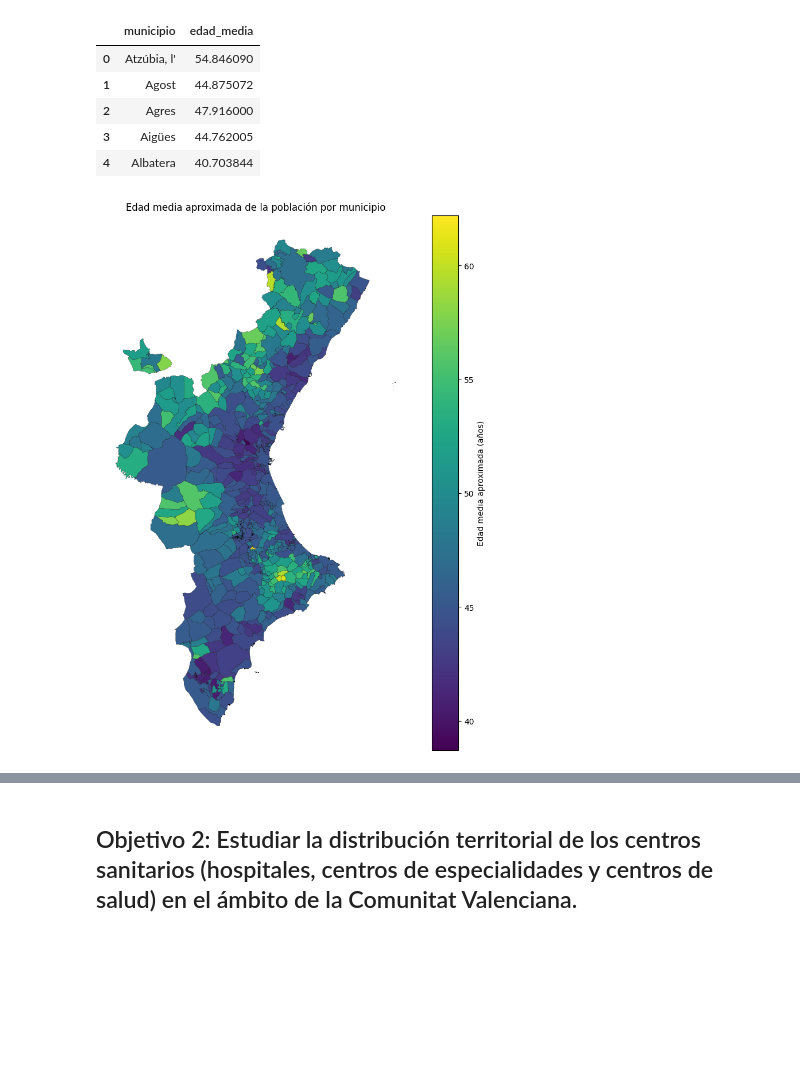
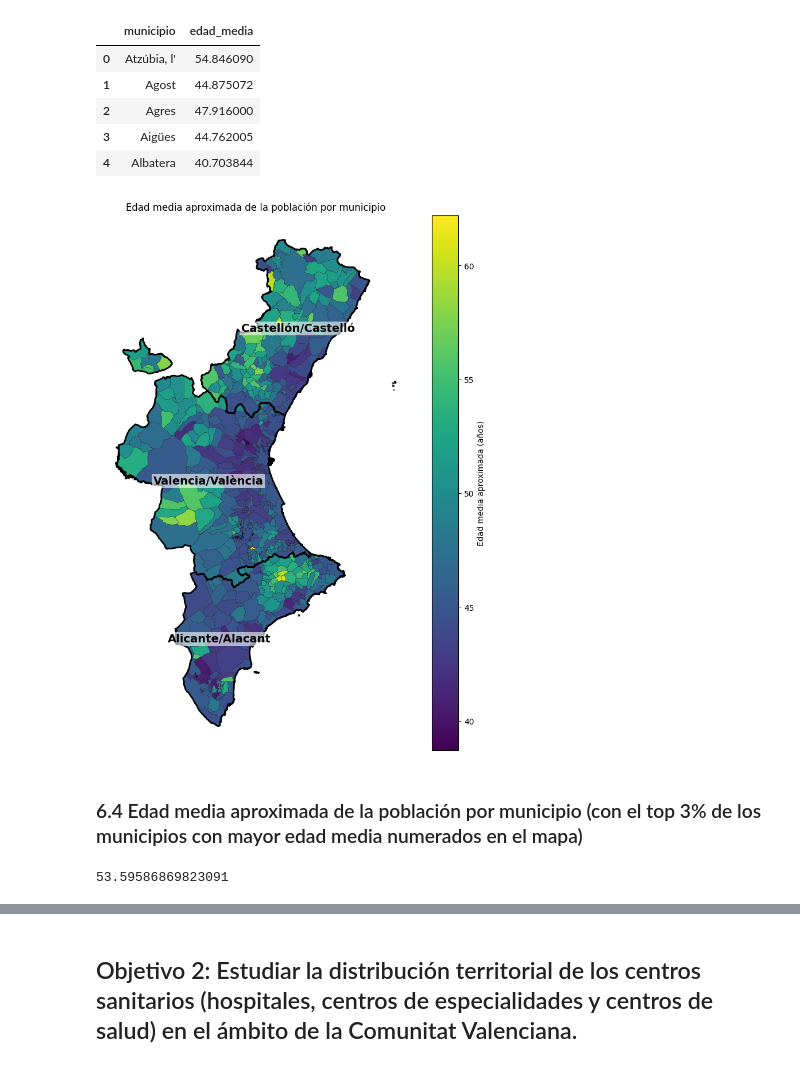
Before and after one commit to nt33/PRVD-Proyecto_Salud, a Jupyter notebook: 03-analisis/analisis_descriptivo.ipynb, the cells around one changed output, grey strips where cells are left out. Drawn from its saved outputs; the diff is of its cells as text; code cells hidden in the pictures; blank space fills up the shorter version.

Commit message:
Parte visualizaciones acabada

```diff
--- a/03-analisis/analisis_descriptivo.ipynb
+++ b/03-analisis/analisis_descriptivo.ipynb
@@ -148,6 +156,24 @@ gdf.plot(
     }
 )
 
+gdf_prov.boundary.plot(
+    ax=ax,
+    color="black",
+    linewidth=2
+)
+
+for idx, row in gdf_prov.iterrows():
+    x = row["label_point"].x
+    y = row["label_point"].y
+    ax.text(
+        x, y, idx,
+        ha="center", va="center",
+        fontsize=14,
+        fontweight="bold",
+        color="black",
+        bbox=dict(facecolor="white", alpha=0.6, edgecolor="none", pad=2)
+    )
+
 ax.set_aspect("equal")
 ax.set_title("Densidad de población senior (+65) por municipio (escala logarítmica)")
 ax.set_axis_off()
@@ -205,25 +231,56 @@ df_unique[["municipio", "edad_media"]].head()
 | 4 | Albatera | 40.703844 |
 # %%
 gdf = gpd.GeoDataFrame(df_unique, geometry="geometry", crs="EPSG:4326")
+
+# Creamos un polígono por provincia
+gdf_prov = gdf.dissolve(by="provincia")
+
+# Calculamos centroides para escribir los nombres de provincias
+gdf_prov["label_point"] = gdf_prov.geometry.representative_point()
 # %%
 fig, ax = plt.subplots(figsize=(8, 10))
 
 gdf.plot(
     column="edad_media",
     cmap="viridis",
     legend=True,
     edgecolor="black",
     linewidth=0.2,
     ax=ax,
     legend_kwds={"label": "Edad media aproximada (años)"}
 )
 
+gdf_prov.boundary.plot(
+    ax=ax,
+    color="black",
+    linewidth=2
+)
+
+for idx, row in gdf_prov.iterrows():
+    x = row["label_point"].x
+    y = row["label_point"].y
+    ax.text(
+        x, y, idx,
+        ha="center", va="center",
+        fontsize=14,
+        fontweight="bold",
+        color="black",
+        bbox=dict(facecolor="white", alpha=0.6, edgecolor="none", pad=2)
+    )
+
 ax.set_aspect("equal")
 ax.set_title("Edad media aproximada de la población por municipio")
 ax.set_axis_off()
 
 plt.tight_layout()
-plt.savefig("edad_media_municipios.pdf", bbox_inches="tight")
+plt.savefig("../graficas/edad_media_municipios.pdf", bbox_inches="tight")
 plt.show()
 # %% [output]
-[figure, old version]
+[figure, new version]
+# %% [markdown]
+### 6.4 Edad media aproximada de la población por municipio (con el top 3% de los municipios con mayor edad media numerados en el mapa)
+# %%
+q90_edad = gdf["edad_media"].quantile(0.95)
+q90_edad
+# %% [output]
+53.59586869823091
```
Also changed, not shown: parts of 25 cells of this notebook, 15 other files.
